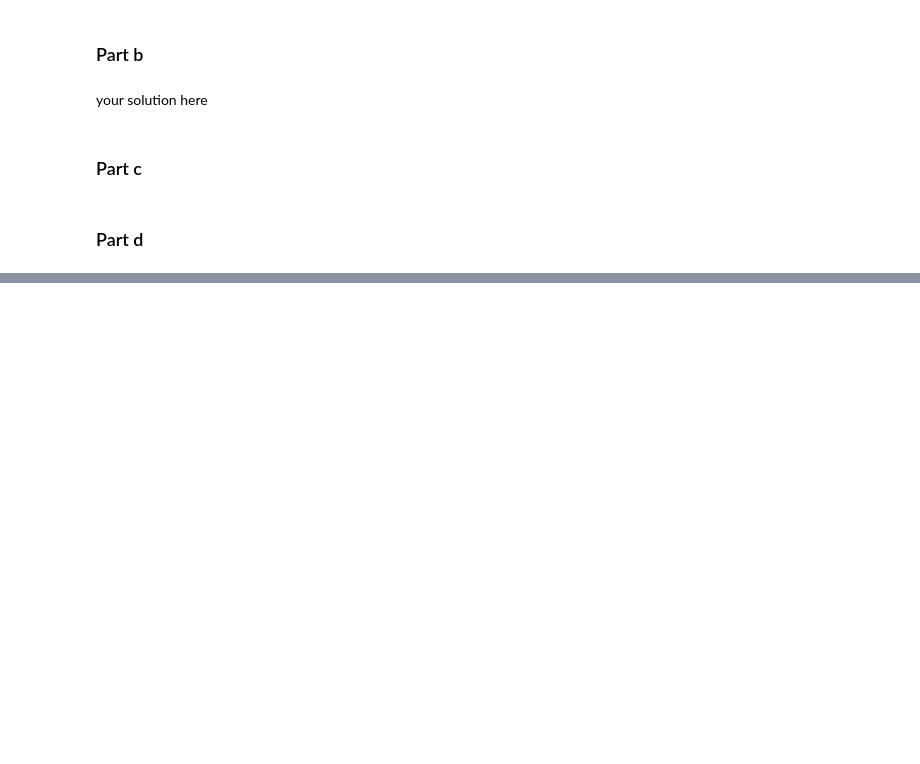
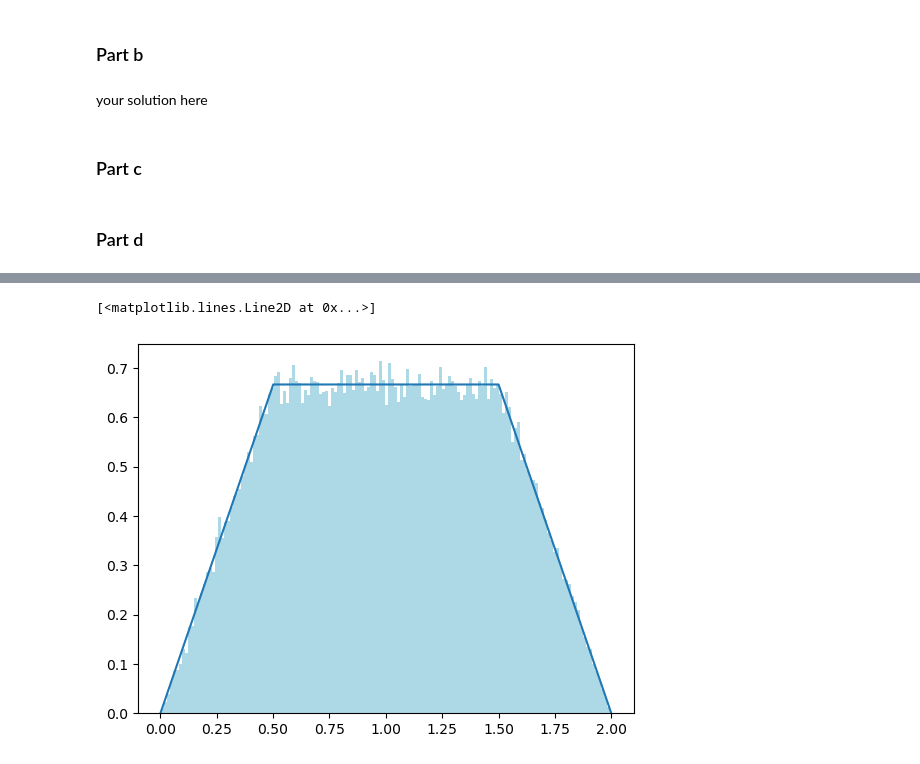
Before and after one commit to harrrilan/DS122_Probability_Theory, a Jupyter notebook: Homeworks/HW9Questions.ipynb, the cells around one changed output, grey strips where cells are left out. Cells and saved outputs as stored; diff of their text form; code cells hidden in the pictures; blank space fills up the shorter version.

```diff
--- a/Homeworks/HW9Questions.ipynb
+++ b/Homeworks/HW9Questions.ipynb
@@ -92,5 +136,8 @@ d. Plot the sampled distribution together with function $f$. (1 point)
 ### Part b
 # %% [markdown]
 your solution here
+# %%
+def g(x):
+    return 0.5 * np.ones_like(x)
 # %% [markdown]
 ### Part c
@@ -107,2 +144,21 @@ your solution here
+# %%
+# Your code
+def accept_reject(n):
+    observations = []
+    while len(observations) < n:
+        u = np.random.uniform(0, 1)
+        x = np.random.uniform(0, 2)
+        if f(x)/(k*g(x)) >= u:
+            observations.append(x)
+
+    return np.array(observations)
+# define k
+k = 2
+#define f(x) (defined)
+
+#run the accept-reject algorithm
+n_observations = 100000
+observations = accept_reject(n_observations)
+#generate observations
 # %% [markdown]
 ### Part d
@@ -112,0 +165,7 @@ your solution here
+# %%
+# Your code
+plt.hist(observations,density=True, bins=150, color='lightblue')
+plt.plot(x, y)
+# %% [output]
+[<matplotlib.lines.Line2D at 0x...>]
+[figure, added]
```
Also changed, not shown: parts of 10 cells of this notebook.
